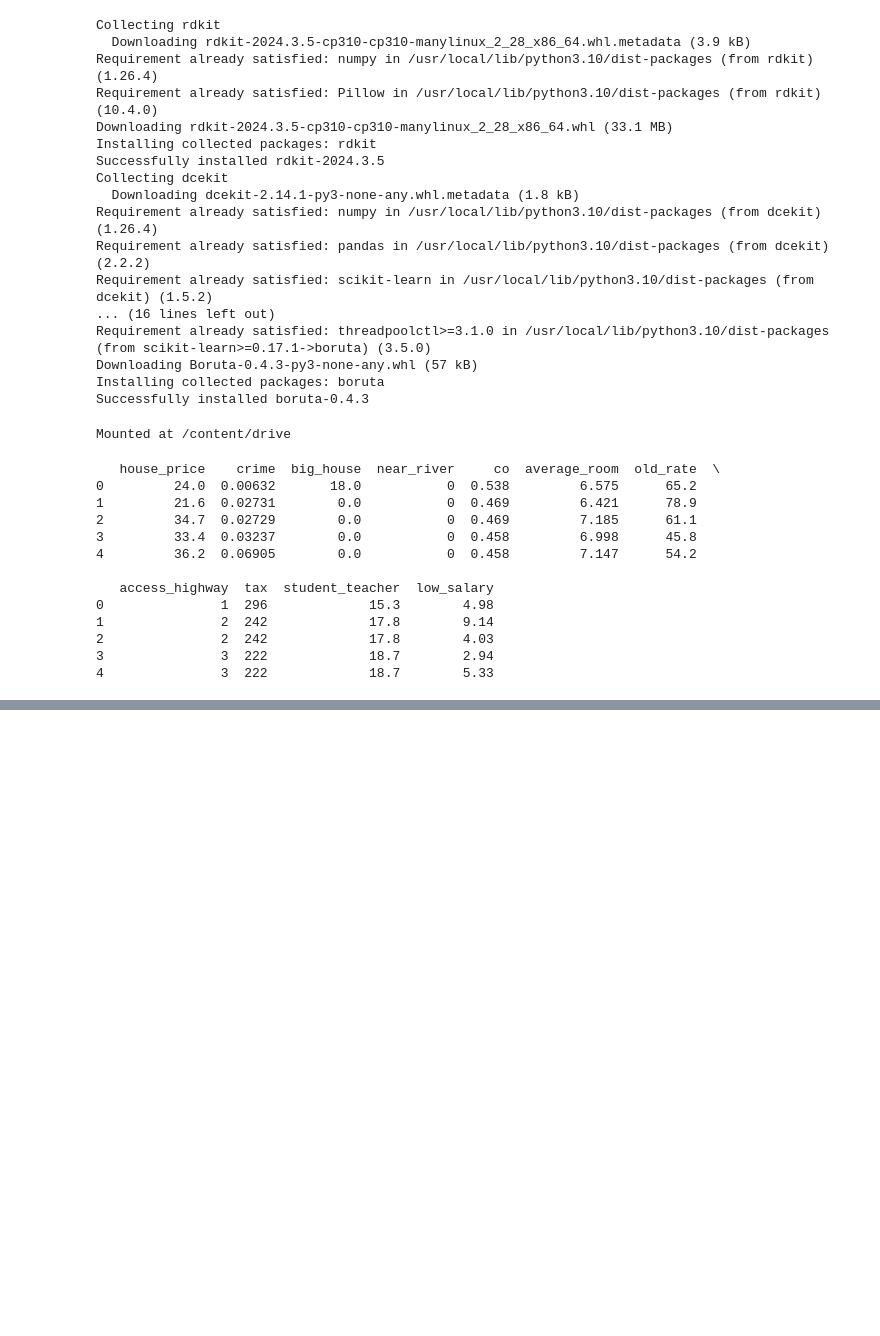
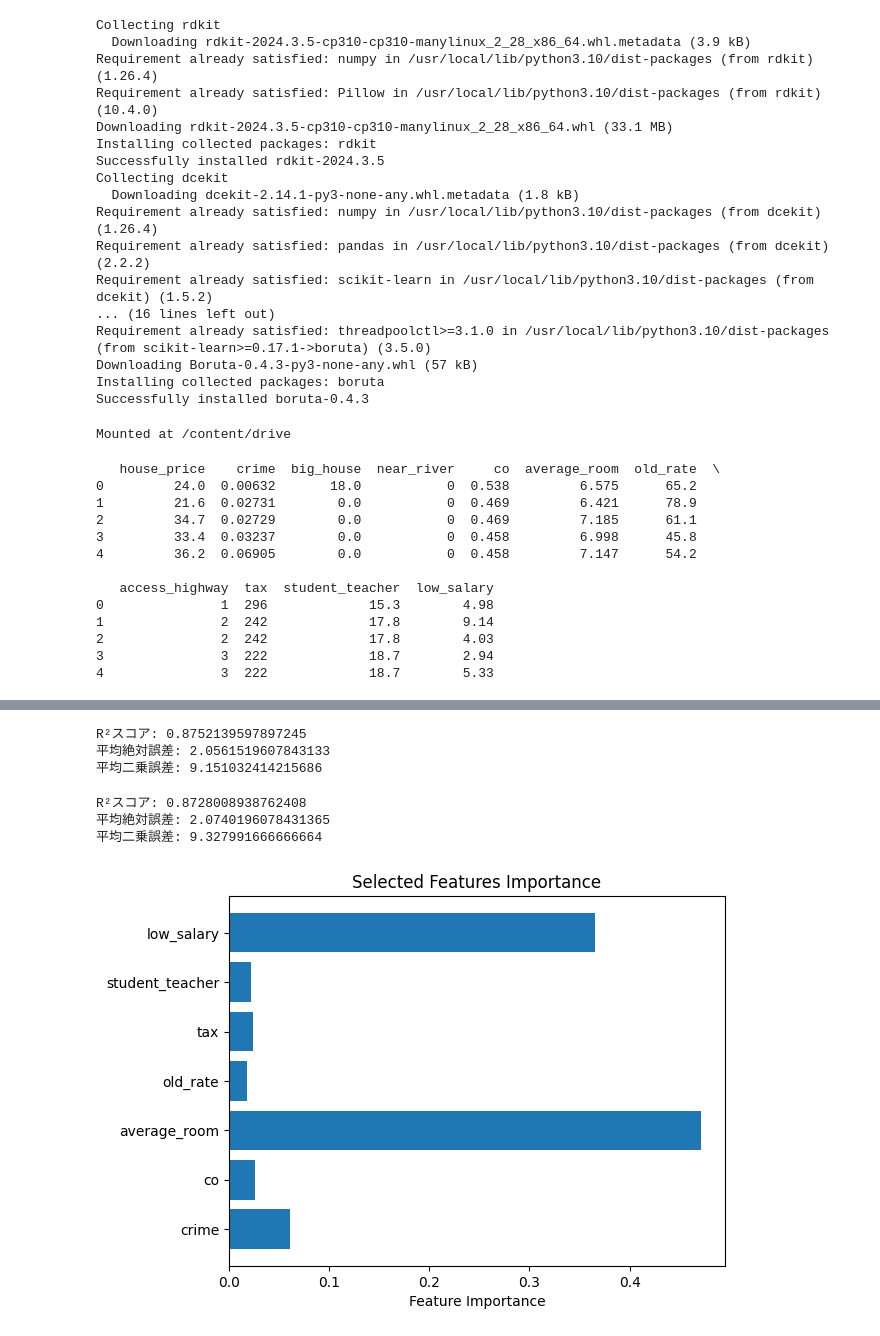
Before and after one commit to TomoharuKurosu/Tomoharu_DS2, a Jupyter notebook: boruta_suc_house_price.ipynb, the cells around one changed output, grey strips where cells are left out. Drawn from its saved outputs; the diff is of its cells as text; code cells hidden in the pictures; blank space fills up the shorter version.

```diff
--- a/boruta_suc_house_price.ipynb
+++ b/boruta_suc_house_price.ipynb
@@ -86,0 +87,53 @@ NameError: name 'df' is not defined
+# %%
+##試行錯誤
+
+# 選択された特徴量でデータを分割
+X_selected = df[selected_features].values
+X_train, X_test, y_train, y_test = train_test_split(X_selected, y, test_size=0.2, random_state=42
+
+# モデルの学習
+rf.fit(X_train, y_train)
+
+# 予測
+y_pred = rf.predict(X_test)
+
+# モデルの評価
+print("borurta使用後R²スコア:", r2_score(y_test, y_pred))
+print("borurta使用後平均絶対誤差:", mean_absolute_error(y_test, y_pred))
+print("borurta使用後平均二乗誤差:", mean_squared_error(y_test, y_pred))
+# %% [output]
+R²スコア: 0.8752139597897245
+平均絶対誤差: 2.0561519607843133
+平均二乗誤差: 9.151032414215686
+# %%
+# 選択された特徴量でデータを分割
+X_selected = df[selected_features].values
+X_train_ori, X_test_ori, y_train_ori, y_test_ori = train_test_split(X, y, test_size=0.2, random_state=42)
+
+# モデルの学習
+rf.fit(X_train_ori, y_train_ori)
+
+# 予測
+y_pred_ori = rf.predict(X_test_ori)
+
+# モデルの評価
+print("borurta使用前R²スコア:", r2_score(y_test, y_pred_ori))
+print("borurta使用前平均絶対誤差:", mean_absolute_error(y_test, y_pred_ori))
+print("borurta使用前平均二乗誤差:", mean_squared_error(y_test, y_pred_ori))
+# %% [output]
+R²スコア: 0.8728008938762408
+平均絶対誤差: 2.0740196078431365
+平均二乗誤差: 9.327991666666664
+# %%
+import matplotlib.pyplot as plt
+
+# 特徴量の重要度を取得
+importances = rf.feature_importances_[boruta_selector.support_]
+
+# 可視化
+plt.barh(selected_features, importances)
+plt.xlabel('Feature Importance')
+plt.title('Selected Features Importance')
+plt.show()
+# %% [output]
+[figure, added]
```
Also changed, not shown: parts of 1 cell of this notebook.
